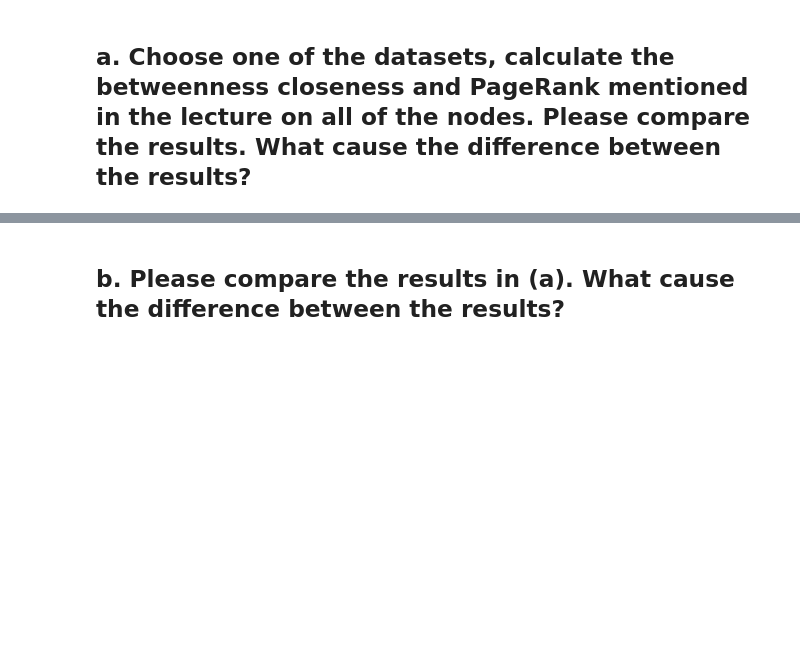
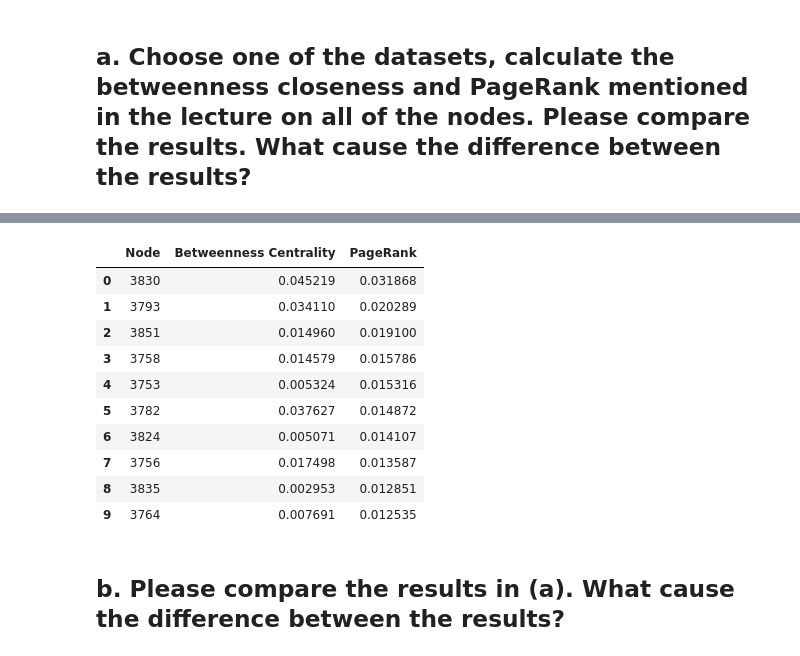
Before and after one commit to pariaighanian/Analysis_of_Complex_Netwroks, a Jupyter notebook: assignment_04.ipynb, the cells around one changed output, grey strips where cells are left out. Drawn from its saved outputs; the diff is of its cells as text; code cells hidden in the pictures; blank space fills up the shorter version.

```diff
--- a/assignment_04.ipynb
+++ b/assignment_04.ipynb
@@ -6,3 +69,17 @@
+# %%
+centrality_df.sort_values(by='PageRank', ascending=False).reset_index(drop=True).head(10)
+# %% [output]
+|  | Node | Betweenness Centrality | PageRank |
+| 0 | 3830 | 0.045219 | 0.031868 |
+| 1 | 3793 | 0.034110 | 0.020289 |
+| 2 | 3851 | 0.014960 | 0.019100 |
+| 3 | 3758 | 0.014579 | 0.015786 |
+| 4 | 3753 | 0.005324 | 0.015316 |
+| 5 | 3782 | 0.037627 | 0.014872 |
+| 6 | 3824 | 0.005071 | 0.014107 |
+| 7 | 3756 | 0.017498 | 0.013587 |
+| 8 | 3835 | 0.002953 | 0.012851 |
+| 9 | 3764 | 0.007691 | 0.012535 |
 # %% [markdown]
 ## b. Please compare the results in (a). What cause the difference between the results?
 # %% [markdown]
```
Also changed, not shown: parts of 5 cells of this notebook.
